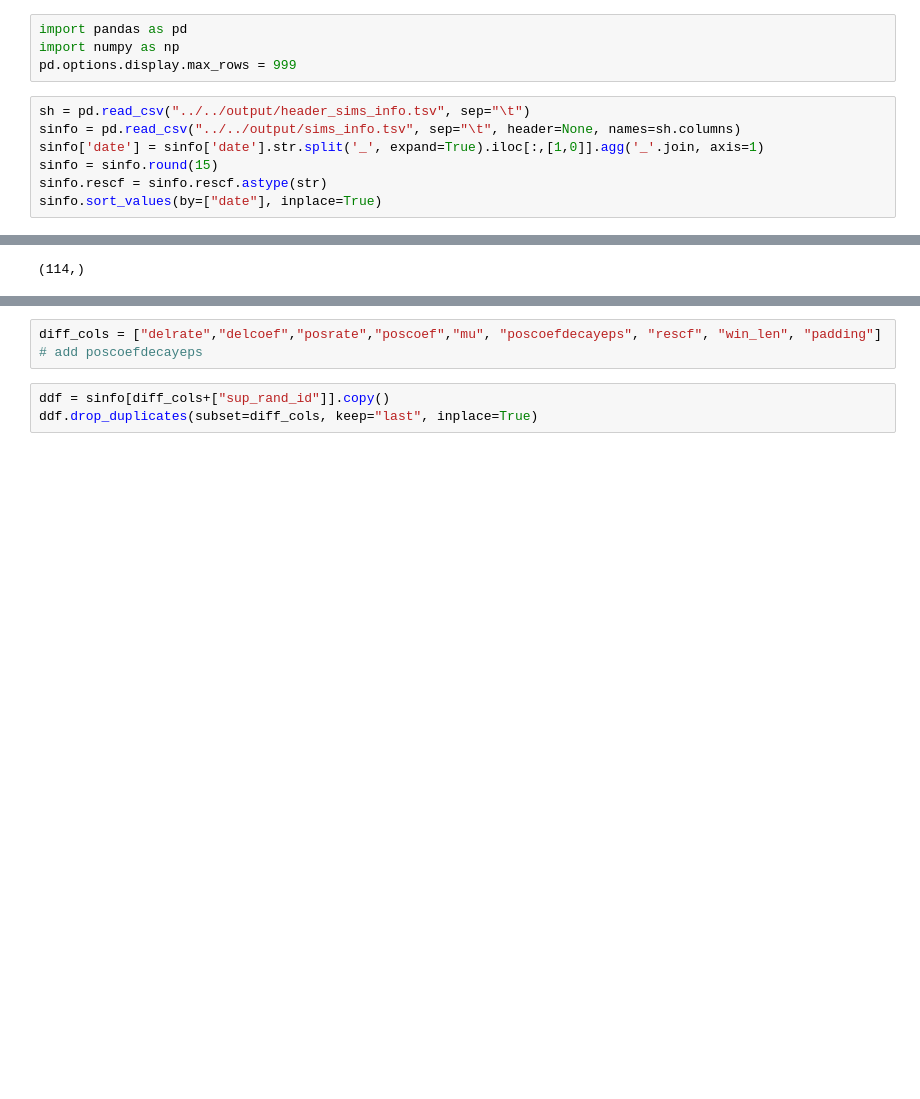
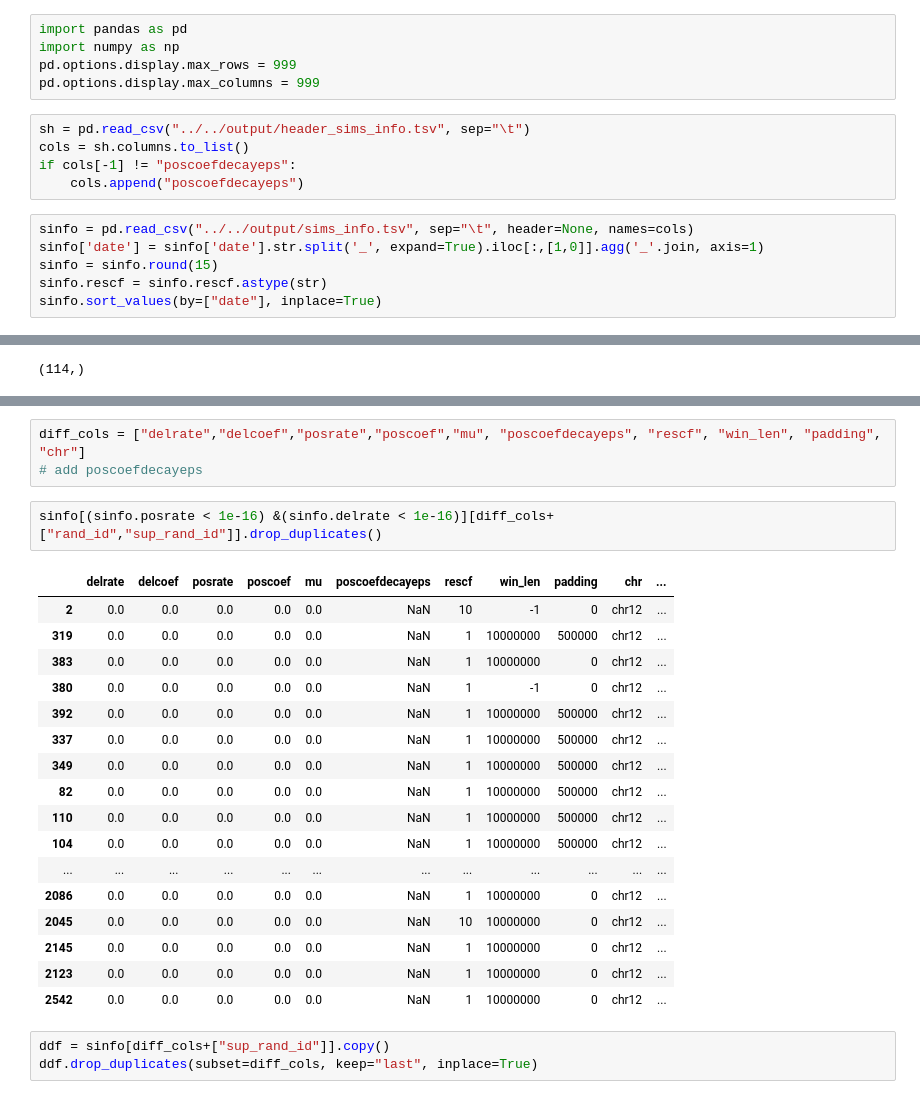
Before and after one commit to kr-colab/greatapes_sims, a Jupyter notebook: scripts/py/clean_sims_output.ipynb, the cells around one changed output, grey strips where cells are left out. Saved outputs shown, nothing was run; the diff lists cells and outputs as text; blank space fills up the shorter version.

```diff
--- a/scripts/py/clean_sims_output.ipynb
+++ b/scripts/py/clean_sims_output.ipynb
@@ -2,9 +2,14 @@
 import pandas as pd
 import numpy as np
 pd.options.display.max_rows = 999
+pd.options.display.max_columns = 999
+# %%
+sh = pd.read_csv("../../output/header_sims_info.tsv", sep="\t")
+cols = sh.columns.to_list()
+if cols[-1] != "poscoefdecayeps":
+    cols.append("poscoefdecayeps")
 # %%
-sh = pd.read_csv("../../output/header_sims_info.tsv", sep="\t")
-sinfo = pd.read_csv("../../output/sims_info.tsv", sep="\t", header=None, names=sh.columns)
+sinfo = pd.read_csv("../../output/sims_info.tsv", sep="\t", header=None, names=cols)
 sinfo['date'] = sinfo['date'].str.split('_', expand=True).iloc[:,[1,0]].agg('_'.join, axis=1)
 sinfo = sinfo.round(15)
 sinfo.rescf = sinfo.rescf.astype(str)
@@ -28,6 +43,26 @@ np.unique(sinfo.sup_rand_id).shape
 # %%
-diff_cols = ["delrate","delcoef","posrate","poscoef","mu", "poscoefdecayeps", "rescf", "win_len", "padding"]
+diff_cols = ["delrate","delcoef","posrate","poscoef","mu", "poscoefdecayeps", "rescf", "win_len", "padding", "chr"]
 # add poscoefdecayeps
+# %%
+sinfo[(sinfo.posrate < 1e-16) &(sinfo.delrate < 1e-16)][diff_cols+["rand_id","sup_rand_id"]].drop_duplicates()
+# %% [output]
+|  | delrate | delcoef | posrate | poscoef | mu | poscoefdecayeps | rescf | win_len | padding | chr | ... |
+| 2 | 0.0 | 0.0 | 0.0 | 0.0 | 0.0 | NaN | 10 | -1 | 0 | chr12 | ... |
+| 319 | 0.0 | 0.0 | 0.0 | 0.0 | 0.0 | NaN | 1 | 10000000 | 500000 | chr12 | ... |
+| 383 | 0.0 | 0.0 | 0.0 | 0.0 | 0.0 | NaN | 1 | 10000000 | 0 | chr12 | ... |
+| 380 | 0.0 | 0.0 | 0.0 | 0.0 | 0.0 | NaN | 1 | -1 | 0 | chr12 | ... |
+| 392 | 0.0 | 0.0 | 0.0 | 0.0 | 0.0 | NaN | 1 | 10000000 | 500000 | chr12 | ... |
+| 337 | 0.0 | 0.0 | 0.0 | 0.0 | 0.0 | NaN | 1 | 10000000 | 500000 | chr12 | ... |
+| 349 | 0.0 | 0.0 | 0.0 | 0.0 | 0.0 | NaN | 1 | 10000000 | 500000 | chr12 | ... |
+| 82 | 0.0 | 0.0 | 0.0 | 0.0 | 0.0 | NaN | 1 | 10000000 | 500000 | chr12 | ... |
+| 110 | 0.0 | 0.0 | 0.0 | 0.0 | 0.0 | NaN | 1 | 10000000 | 500000 | chr12 | ... |
+| 104 | 0.0 | 0.0 | 0.0 | 0.0 | 0.0 | NaN | 1 | 10000000 | 500000 | chr12 | ... |
+| ... | ... | ... | ... | ... | ... | ... | ... | ... | ... | ... | ... |
+| 2086 | 0.0 | 0.0 | 0.0 | 0.0 | 0.0 | NaN | 1 | 10000000 | 0 | chr12 | ... |
+| 2045 | 0.0 | 0.0 | 0.0 | 0.0 | 0.0 | NaN | 10 | 10000000 | 0 | chr12 | ... |
+| 2145 | 0.0 | 0.0 | 0.0 | 0.0 | 0.0 | NaN | 1 | 10000000 | 0 | chr12 | ... |
+| 2123 | 0.0 | 0.0 | 0.0 | 0.0 | 0.0 | NaN | 1 | 10000000 | 0 | chr12 | ... |
+| 2542 | 0.0 | 0.0 | 0.0 | 0.0 | 0.0 | NaN | 1 | 10000000 | 0 | chr12 | ... |
 # %%
 ddf = sinfo[diff_cols+["sup_rand_id"]].copy()
 ddf.drop_duplicates(subset=diff_cols, keep="last", inplace=True)
```
Also changed, not shown: parts of 9 cells of this notebook.
